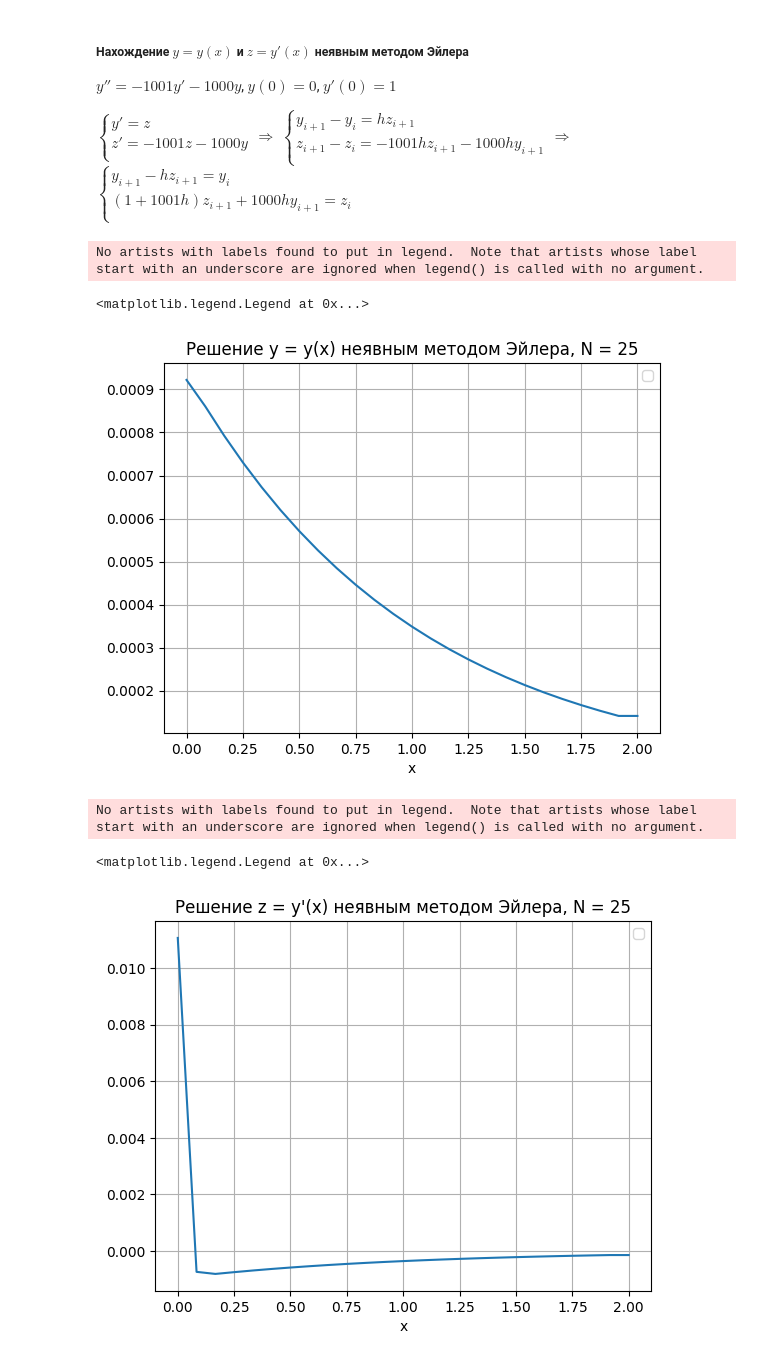
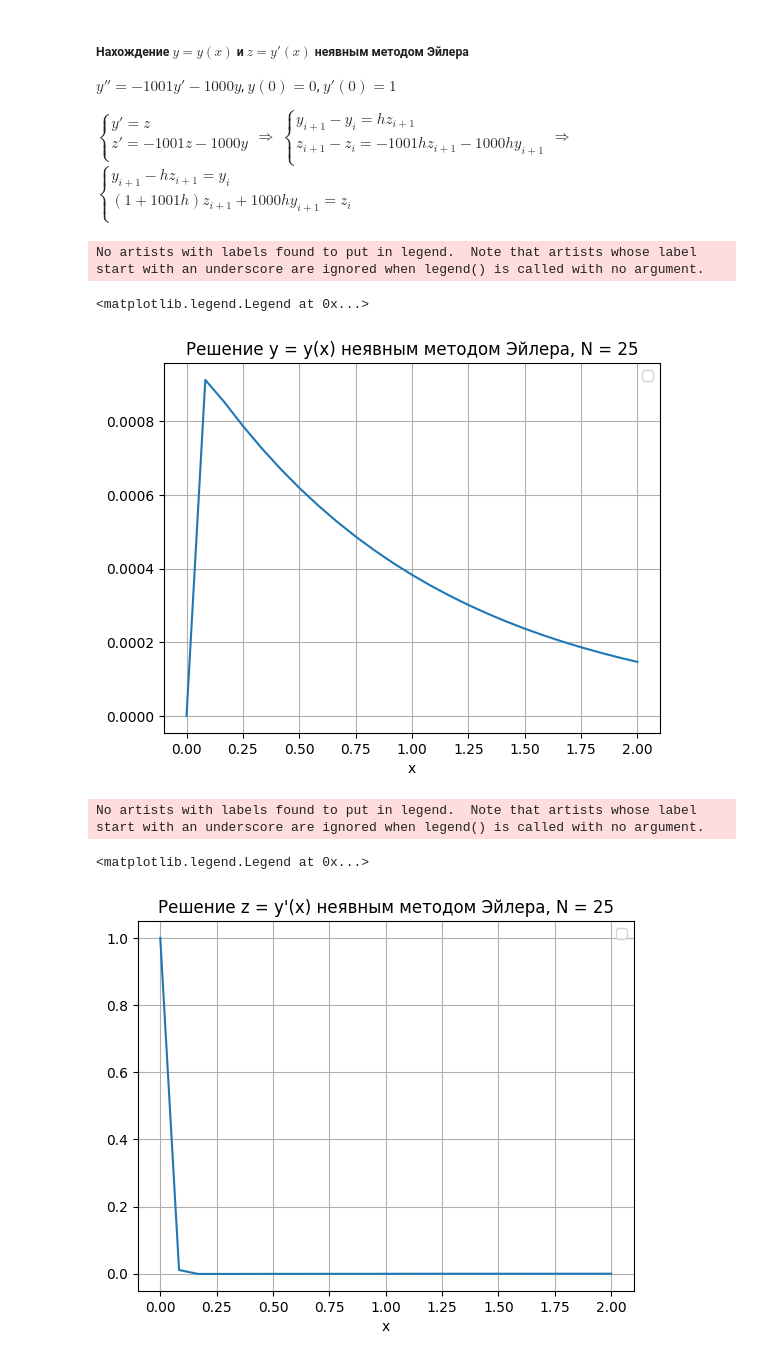
Before and after one commit to azizka85/Numerical-Methods, a Jupyter notebook: notebooks/10_ode_initial_value_problems.ipynb, the cells around one changed output. Drawn from its saved outputs; the diff is of its cells as text; code cells hidden in the pictures.

```diff
--- a/notebooks/10_ode_initial_value_problems.ipynb
+++ b/notebooks/10_ode_initial_value_problems.ipynb
@@ -210,30 +210,30 @@ y = np.zeros((n, m))
 y[0] = ya
 h = x[1] - x[0]
 
+a = np.array([
+    [1., -h],
+    [1000.*h, 1. + 1001.*h]
+])
+
 for i in range(1, n):
-    a = np.array([
-        [1., -h],
-        [1. + 1001.*h, 1000.*h]
-    ])
-
-    y[i] = gauss_elimination(a, y[i-1])
+    y[i] = gauss_elimination(a.copy(), y[i-1].copy())
 # %%
 plt.plot(x, y[:, 0])
-plt.title("Решение y = y(x) неявным методом Эйлера, N = 25")
+plt.title(f"Решение y = y(x) неявным методом Эйлера, N = {n}")
 plt.xlabel('x')
 plt.grid()
 plt.legend()
 # %% [output]
 No artists with labels found to put in legend.  Note that artists whose label start with an underscore are ignored when legend() is called with no argument.
 <matplotlib.legend.Legend at 0x...>
-[figure, old version]
+[figure, new version]
 # %%
 plt.plot(x, y[:, 1])
-plt.title(f"Решение z = y'(x) неявным методом Эйлера, N = 25")
+plt.title(f"Решение z = y'(x) неявным методом Эйлера, N = {n}")
 plt.xlabel('x')
 plt.grid()
 plt.legend()
 # %% [output]
 No artists with labels found to put in legend.  Note that artists whose label start with an underscore are ignored when legend() is called with no argument.
 <matplotlib.legend.Legend at 0x...>
-[figure, old version]
+[figure, new version]
```
Also changed, not shown: parts of 4 cells of this notebook.
